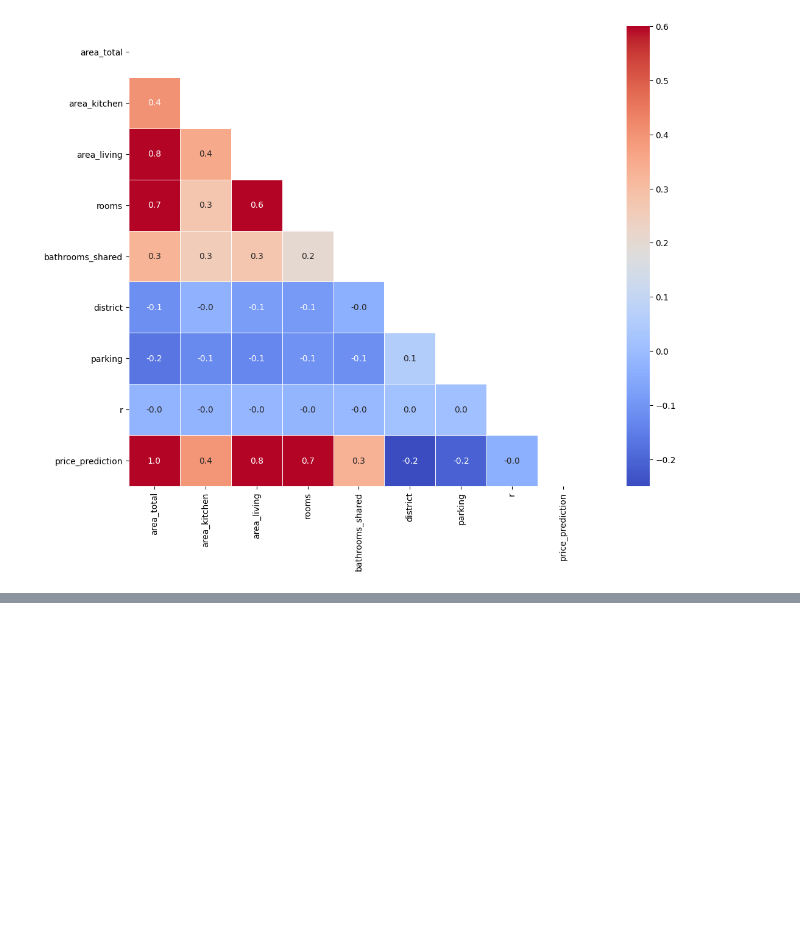
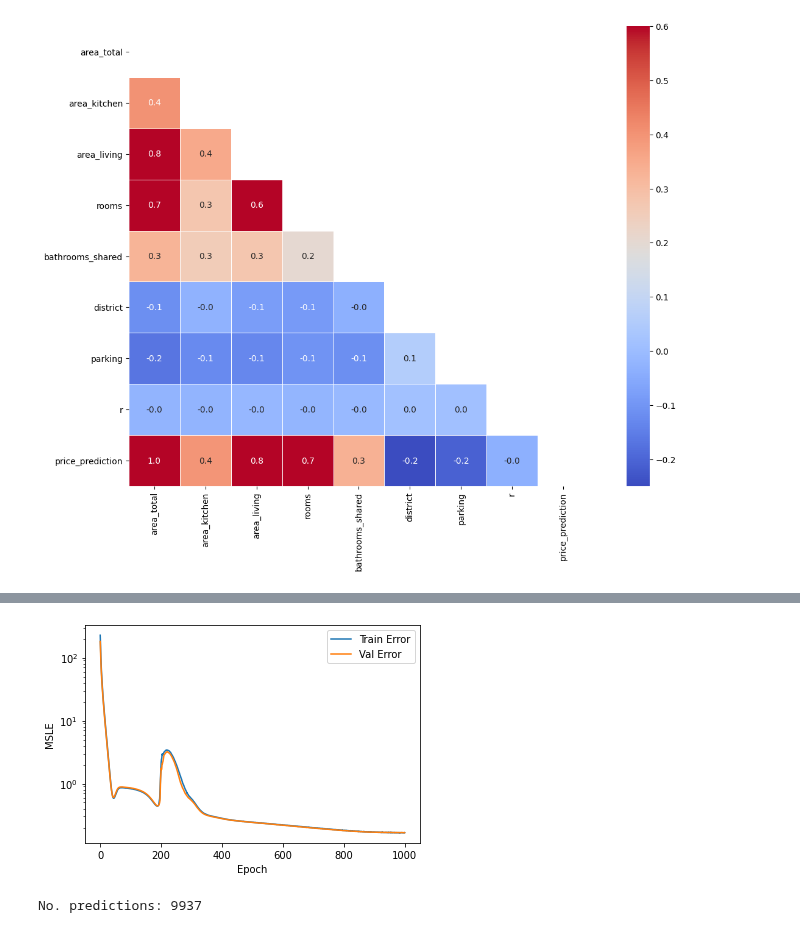
Before and after one commit to henrfj/TDT4173-ML, a Jupyter notebook: henrik-testsite/next_level_testing.ipynb, the cells around one changed output, grey strips where cells are left out. Saved outputs shown, nothing was run; the diff lists cells and outputs as text; code cells hidden in the pictures; blank space fills up the shorter version.

Commit message:
Great discoveries on _4 about normalization, data leakage and so on

```diff
--- a/henrik-testsite/next_level_testing.ipynb
+++ b/henrik-testsite/next_level_testing.ipynb
@@ -407,0 +436,33 @@ submission.to_csv('advanced_tests/advanced_test_3_4', index=False)
+# %%
+# Scale it.
+# 0-1 range
+scaler = MinMaxScaler(feature_range=(0, 1))
+train_labels = scaler.fit_transform(train_labels)
+val_labels = scaler.transform(val_labels)
+test_labels = scaler.transform(test_labels)
+
+# Standard scale
+#std_scale = preprocessing.StandardScaler().fit(train_labels)
+#train_labels = std_scale.transform(train_labels)
+#val_labels = std_scale.transform(val_labels)
+#test_labels = std_scale.transform(test_labels)
+# %%
+# Model
+model = tf.keras.Sequential()
+model.add(Dense(10, activation=tf.nn.relu)) #tf.keras.activations.sigmoid
+#model.add(Dropout(0.2))
+model.add(Dense(10, activation=tf.nn.relu))
+#model.add(Dropout(0.2))
+model.add(Dense(5, activation=tf.nn.relu))
+model.add(Dense(1)) #Output
+
+# Optimized for reducing msle loss.
+model.compile(optimizer='adam',
+              loss='mse', #'msle'
+              metrics=['mse', 'msle']) #-msle
+# %%
+early_stop = tf.keras.callbacks.EarlyStopping(monitor='val_loss', verbose=1, mode='min', patience=10)
+history = model.fit(x=train_labels, y=train_targets.values,
+          validation_data=(val_labels,val_targets.values),
+          verbose=0, epochs=1000, callbacks=[early_stop, PrintDot()], #batch_size=128
+          )
@@ -407,0 +480,5 @@ submission.to_csv('advanced_tests/advanced_test_3_4', index=False)
+# %%
+# Results
+hist = pd.DataFrame(history.history)
+hist['epoch'] = history.epoch
+hist.tail(5)
@@ -407,0 +492,12 @@ submission.to_csv('advanced_tests/advanced_test_3_4', index=False)
+# %%
+plot_history(hist)
+# %% [output]
+[figure, added]
+# %%
+result = model.predict(test_labels)
+submission = pd.DataFrame()
+submission['id'] = test['apartment_id']
+submission['price_prediction'] = result
+print("No. predictions:", len(submission['id']))
+# %% [output]
+No. predictions: 9937
```
Also changed, not shown: parts of 13 cells of this notebook, 8 other files.
